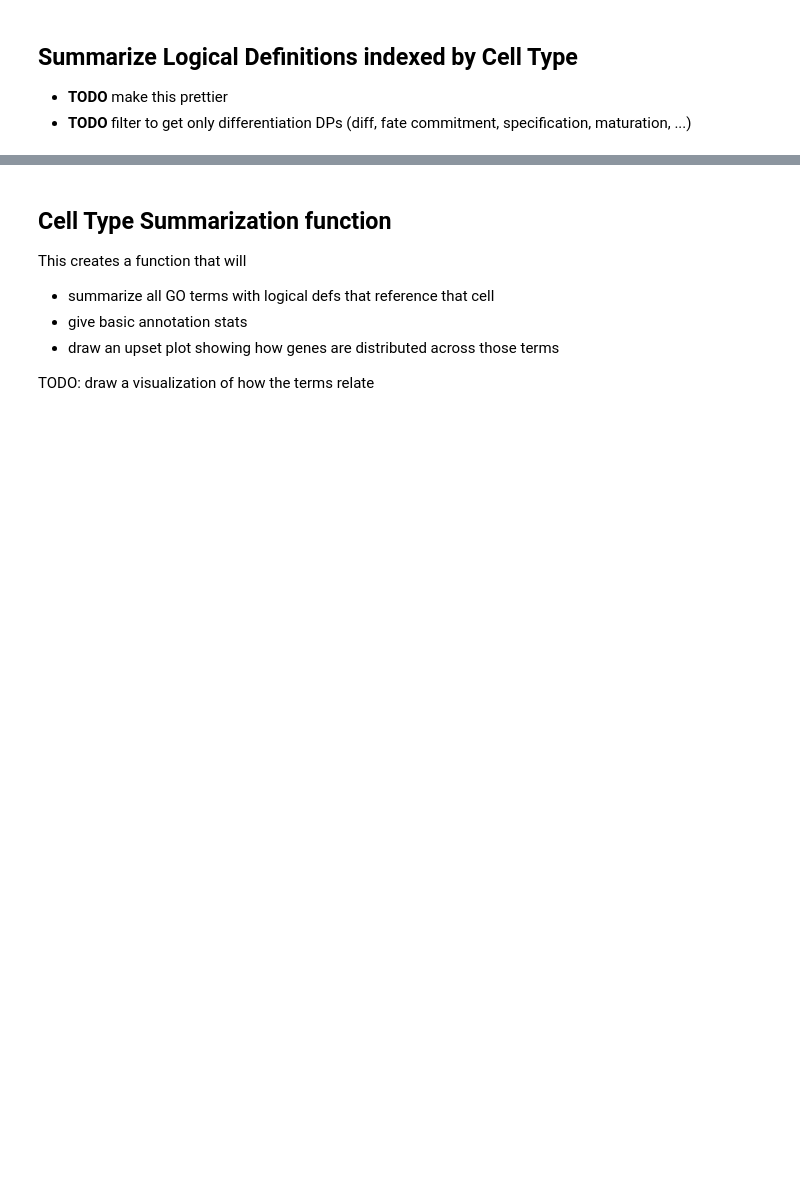
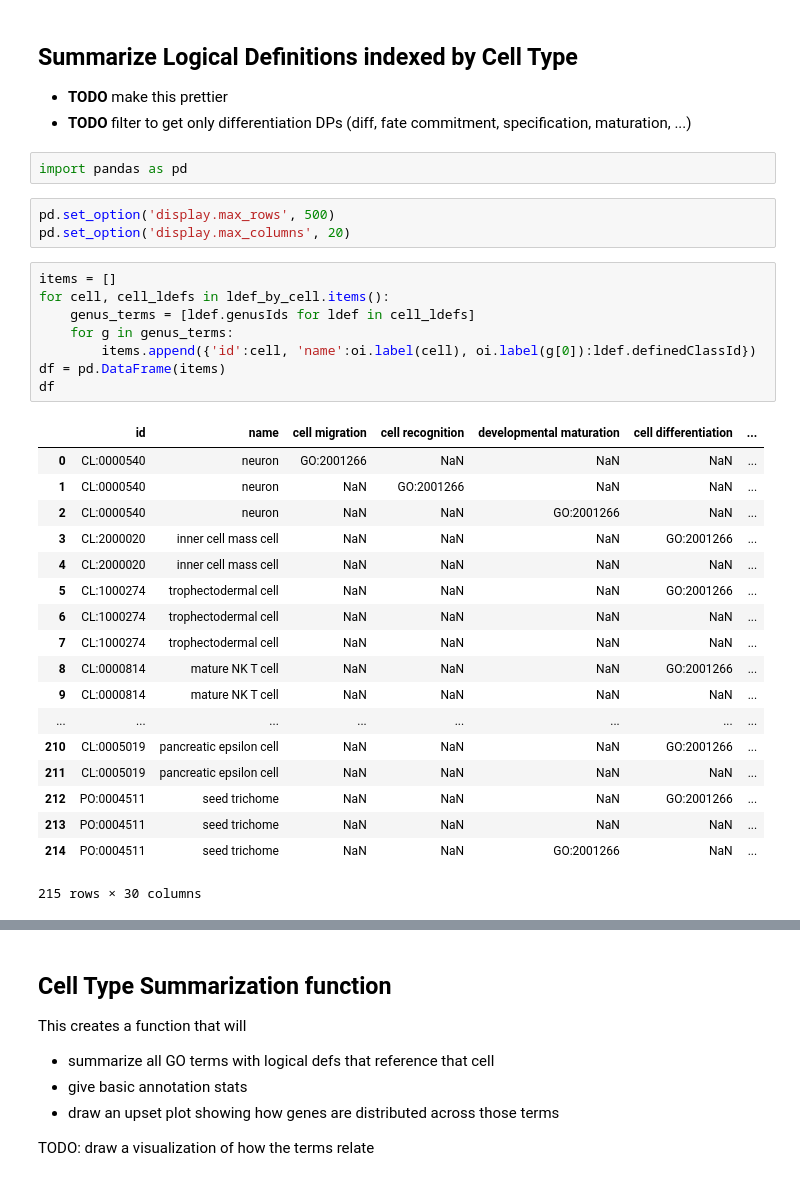
Before and after one commit to geneontology/go-library, a Jupyter notebook: notebooks/CellDifferentiation-Comparison.ipynb, the cells around one changed output, grey strips where cells are left out. Cells and saved outputs as stored; diff of their text form; blank space fills up the shorter version.

```diff
--- a/notebooks/CellDifferentiation-Comparison.ipynb
+++ b/notebooks/CellDifferentiation-Comparison.ipynb
@@ -153,4 +164,36 @@ ldef_by_cell = {k: v for k, v in ldef_by_cell.items() if len(v) > 1}
 
  - **TODO** make this prettier
  - **TODO** filter to get only differentiation DPs (diff, fate commitment, specification, maturation, ...)
+# %%
+import pandas as pd
+# %%
+pd.set_option('display.max_rows', 500)
+pd.set_option('display.max_columns', 20)
+# %%
+items = []
+for cell, cell_ldefs in ldef_by_cell.items():
+    genus_terms = [ldef.genusIds for ldef in cell_ldefs]
+    for g in genus_terms:
+        items.append({'id':cell, 'name':oi.label(cell), oi.label(g[0]):ldef.definedClassId})
+df = pd.DataFrame(items)
+df
+# %% [output]
+|  | id | name | cell migration | cell recognition | developmental maturation | cell differentiation | ... |
+| 0 | CL:0000540 | neuron | GO:2001266 | NaN | NaN | NaN | ... |
+| 1 | CL:0000540 | neuron | NaN | GO:2001266 | NaN | NaN | ... |
+| 2 | CL:0000540 | neuron | NaN | NaN | GO:2001266 | NaN | ... |
+| 3 | CL:2000020 | inner cell mass cell | NaN | NaN | NaN | GO:2001266 | ... |
+| 4 | CL:2000020 | inner cell mass cell | NaN | NaN | NaN | NaN | ... |
+| 5 | CL:1000274 | trophectodermal cell | NaN | NaN | NaN | GO:2001266 | ... |
+| 6 | CL:1000274 | trophectodermal cell | NaN | NaN | NaN | NaN | ... |
+| 7 | CL:1000274 | trophectodermal cell | NaN | NaN | NaN | NaN | ... |
+| 8 | CL:0000814 | mature NK T cell | NaN | NaN | NaN | GO:2001266 | ... |
+| 9 | CL:0000814 | mature NK T cell | NaN | NaN | NaN | NaN | ... |
+| ... | ... | ... | ... | ... | ... | ... | ... |
+| 210 | CL:0005019 | pancreatic epsilon cell | NaN | NaN | NaN | GO:2001266 | ... |
+| 211 | CL:0005019 | pancreatic epsilon cell | NaN | NaN | NaN | NaN | ... |
+| 212 | PO:0004511 | seed trichome | NaN | NaN | NaN | GO:2001266 | ... |
+| 213 | PO:0004511 | seed trichome | NaN | NaN | NaN | NaN | ... |
+| 214 | PO:0004511 | seed trichome | NaN | NaN | GO:2001266 | NaN | ... |
+215 rows × 30 columns
 # %%
```
Also changed, not shown: parts of 9 cells of this notebook, 2 other files.
